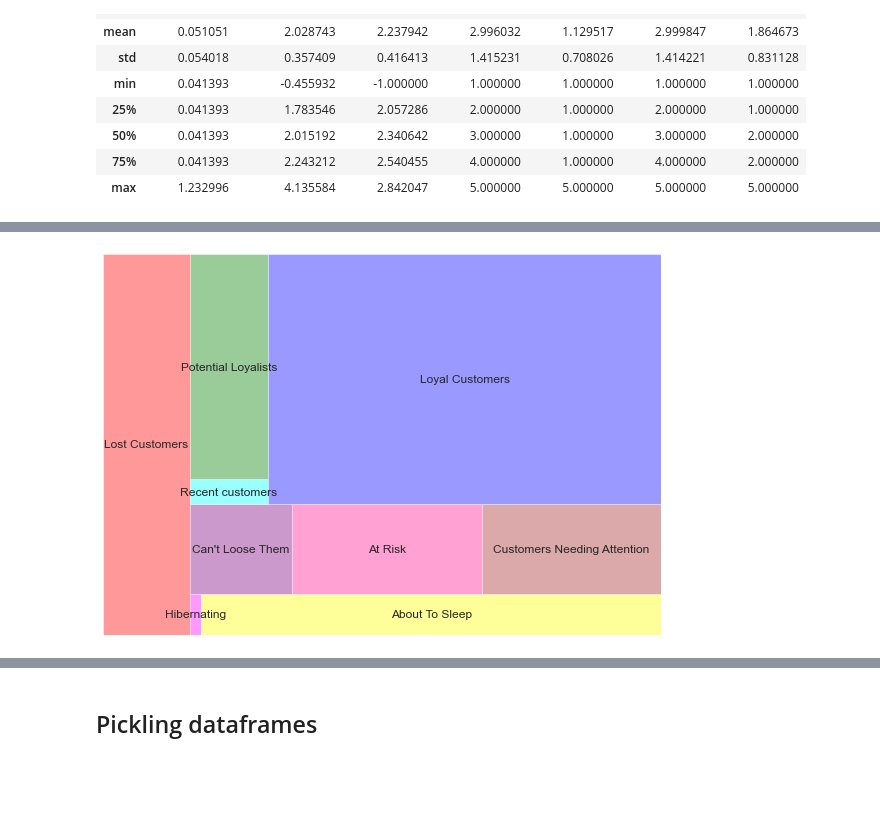
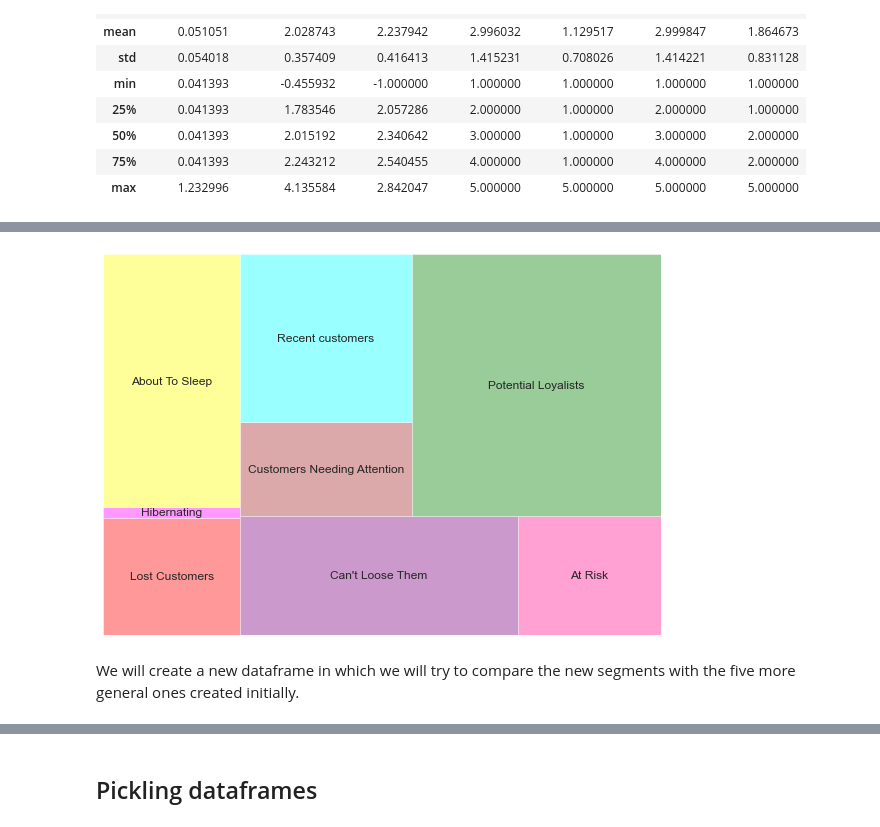
Before and after one commit to MariaDBPerez/clients_segmentation, a Jupyter notebook: project_5_RFM_segmentation.ipynb, the cells around one changed output, grey strips where cells are left out. Cells and saved outputs as stored; diff of their text form; code cells hidden in the pictures; blank space fills up the shorter version.

Commit message:
purchase dates analysis

```diff
--- a/project_5_RFM_segmentation.ipynb
+++ b/project_5_RFM_segmentation.ipynb
@@ -360,9 +373,9 @@ We will create a dataframe with the RFM score.
 # %%
 rfm_df_quintiles_method['R_score'] = rfm_df_quintiles_method['Recency'].apply(RScore, args=('Recency',quintiles))
 
-rfm_df_quintiles_method['F_score'] = rfm_df_quintiles_method['Frequency'].apply(FMScore, args=('Frequency',quintiles))
+rfm_df_quintiles_method['F_score'] = rfm_df_quintiles_method['Frequency'].apply(FScore, args=('Frequency',quintiles))
 
-rfm_df_quintiles_method['M_score'] = rfm_df_quintiles_method['Monetary_value'].apply(FMScore, args=('Monetary_value',quintiles))
+rfm_df_quintiles_method['M_score'] = rfm_df_quintiles_method['Monetary_value'].apply(MScore, args=('Monetary_value',quintiles))
 
 rfm_df_quintiles_method['RFM_Score'] = (rfm_df_quintiles_method["R_score"].astype(str)) \
                                         .str.cat(rfm_df_quintiles_method["F_score"].astype(str)) \
@@ -444,12 +469,12 @@ segt_map = {
             # 'R, FM':
             r'11': 'Lost Customers', # Purchased long time ago and never came back.
             r'12': 'Hibernating', # Last purchase was long back and low number of orders.
-            r'2[1-2]': 'About To Sleep', # Below average recency and frequency. Will lose them if not reactivated.
-            r'[1-2][1-4]': 'Can\'t Loose Them', # Used to purchase frequently but haven't returned for a long time.
-            r'[1-2]5': 'At Risk', # Purchased often but a long time ago. Need to bring them back.
-            r'[1-3][3-5]': 'Customers Needing Attention', # Above average recency, frequency and monetary values. May not have bought very recently though.
+            r'21': 'About To Sleep', # Below average recency and frequency. Will lose them if not reactivated.
+            r'[1-2][1-3]': 'Can\'t Loose Them', # Used to purchase frequently but haven't returned for a long time.
+            r'[1-2][3-5]': 'At Risk', # Purchased often but a long time ago. Need to bring them back.
+            r'[2-3][1-2]': 'Customers Needing Attention', # Above average recency, frequency and monetary values. May not have bought very recently though.
             r'[3-5][1-2]': 'Recent customers', # Bought most recently, but not often.
-            r'[4-5][2-3]': 'Potential Loyalists', # Recent customers with average frequency.
+            r'[3-5][3-5]': 'Potential Loyalists', # Recent customers with average frequency.
             r'[4-5][4-5]': 'Loyal Customers', # Buy on a regular basis. Responsive to promotions.
             r'55': 'Champions' # Bought recently, buy often and spend the most.
             }
@@ -491,17 +519,36 @@ df_treemap_new.head(10)
 # %%
 import squarify
 fig, ax = plt.subplots(1, figsize = (10,7))
 
 squarify.plot(sizes=df_treemap_new['customers'],
-                label=["Lost Customers", "Hibernating", "About To Sleep", "Can\'t Loose Them", "At Risk",
-                        "Customers Needing Attention", "Recent customers", "Potential Loyalists", "Loyal Customers", "Champions"], alpha=.4,
-                color=["red","magenta","yellow","purple","deeppink","brown","cyan","green","blue","mediumblue"])
+                label=["Lost Customers",
+                        "Hibernating",
+                        "About To Sleep",
+                        "Can\'t Loose Them",
+                        "At Risk",
+                        "Customers Needing Attention",
+                        "Recent customers",
+                        "Potential Loyalists",
+                        "Loyal Customers",
+                        "Champions"], alpha=.4,
+                color=["red",
+                        "magenta",
+                        "yellow",
+                        "purple",
+                        "deeppink",
+                        "brown",
+                        "cyan",
+                        "green",
+                        "blue",
+                        "mediumblue"])
 
 plt.axis('off')
 
 plt.show()
 # %% [output]
-[figure, old version]
+[figure, new version]
+# %% [markdown]
+We will create a new dataframe in which we will try to compare the new segments with the five more general ones created initially.
 # %%
 rfm_new_df_for_new_merge = rfm_new_df_quintiles_method.copy()
 # %%
```
Also changed, not shown: parts of 14 cells of this notebook, 1 other file.
